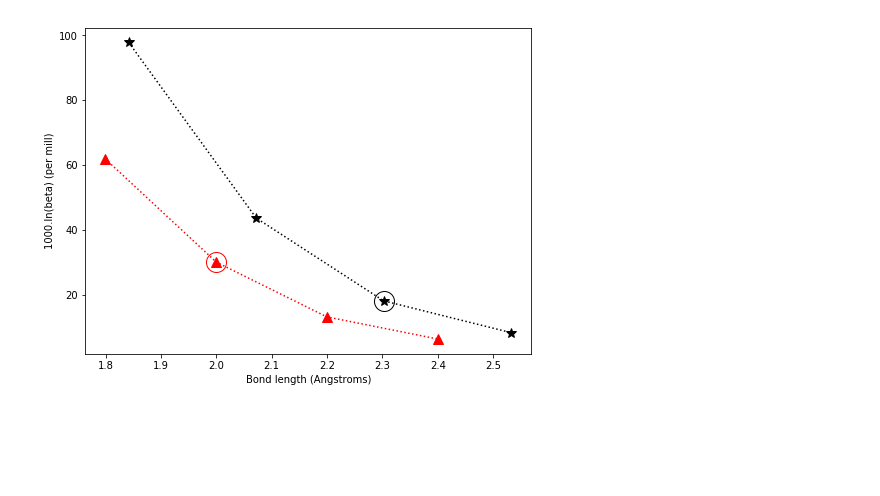
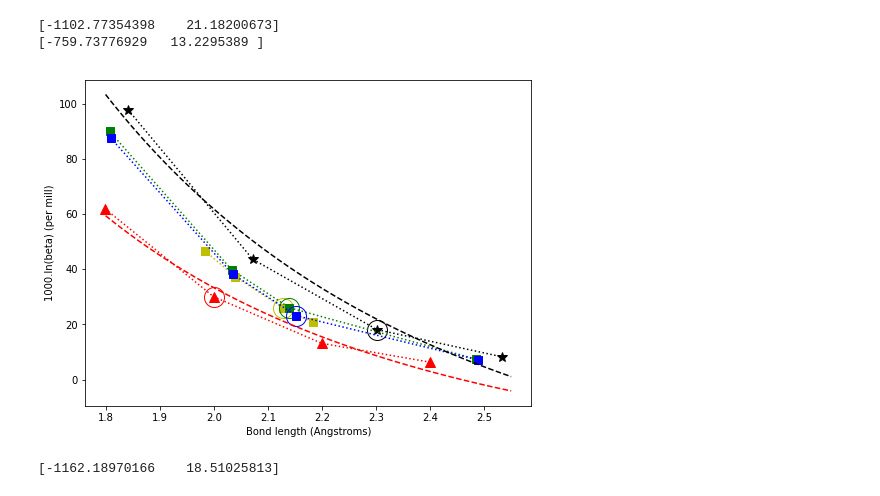
Before and after one commit to andreww/isofrac, a Jupyter notebook: isofrac_MgO_fig.ipynb, the cells around one changed output. Cells and saved outputs as stored; diff of their text form; code cells hidden in the pictures; blank space fills up the shorter version.

Commit message:
New data for bond lenght plot
And fit to ionic model

```diff
--- a/isofrac_MgO_fig.ipynb
+++ b/isofrac_MgO_fig.ipynb
@@ -8,18 +11,67 @@ cscl_beta_permil = [97.841777, 43.657763, 18.12, 8.277010]
 cscl_beta_ref = 18.12
 cscl_r_ang = [1.84188, 2.07212, 2.302, 2.53259]
 cscl_r_ref = 2.302
+mgo_beta_permil = [46.810329, 37.399128, 26.132359, 20.720653]
+mgo_beta_ref = 26.132359
+mgo_r_ang = [1.98311, 2.03985, 2.12726, 2.18267]
+mgo_r_ref = 2.12726
+nias_first_beta_permil = [90.102510, 39.837124, 26.06, 7.427218] # Oct
+nias_first_beta_ref = 26.06
+nias_first_r_ang = [1.80735, 2.03327, 2.140, 2.48511]
+nias_first_r_ref = 2.140
+nias_second_beta_permil = [87.656273, 38.203322, 23.18, 7.173067] # trig pris
+nias_second_beta_ref = 23.18
+nias_second_r_ang = [1.80953, 2.03573, 2.153, 2.48811]
+nias_second_r_ref = 2.153
 cubzns_beta_permil = [61.884101, 30.05, 13.162081, 6.337711]# , 4.557974]
 cubzns_beta_ref = 30.05
 cubzns_r_ang = [1.79967, 2.000, 2.19960, 2.39956]# , 2.59952]
 cubzns_r_ref = 2.000
+# %%
+def calc_beta_300(r, k0, n):
+    """
+    Use ionic model to calculate 1000 ln beta at 300K from r with force constant offset"""
+    # r into m
+    r = r * 1E-10
+    k = ionic_model.ionic_model_force_constant(r, offset=k0, n=n)
+    beta = ionic_model.ionic_model_beta(k, 300.0)
+    return beta
+# %%
+cscl_popt, cscl_pcov = sp_opt.curve_fit(calc_beta_300, cscl_r_ang, cscl_beta_permil, p0=[0, 12])
+print(cscl_popt)
+
+cubzns_popt, cubzns_pcov = sp_opt.curve_fit(calc_beta_300, cubzns_r_ang, cubzns_beta_permil, p0=[0, 12])
+print(cubzns_popt)
+# %% [output]
+[-1102.77354398    21.18200673]
+[-759.73776929   13.2295389 ]
+# %%
+r_points = np.linspace(1.80, 2.55)
 # %%
 fig, ax = plt.subplots(figsize=(8,6))
 ax.plot(cscl_r_ang, cscl_beta_permil, 'k*', label='CsCl structure', linestyle=':', markersize=10)
 ax.plot(cscl_r_ref, cscl_beta_ref, 'ko', fillstyle='none', markersize=20)
+ax.plot(mgo_r_ang, mgo_beta_permil, 'ys', label='NaCl (periclase)', linestyle=':', markersize=8)
+ax.plot(mgo_r_ref, mgo_beta_ref, 'yo', fillstyle='none', markersize=20)
+ax.plot(nias_first_r_ang, nias_first_beta_permil, 'gs', label='NiAs structure (octahedral)', linestyle=':', markersize=8)
+ax.plot(nias_first_r_ref, nias_first_beta_ref, 'go', fillstyle='none', markersize=20)
+ax.plot(nias_second_r_ang, nias_second_beta_permil, 'bs', label='NiAs structure (trigonal prismatic)', linestyle=':', markersize=8)
+ax.plot(nias_second_r_ref, nias_second_beta_ref, 'bo', fillstyle='none', markersize=20)
 ax.plot(cubzns_r_ang, cubzns_beta_permil, 'r^', label='cubic ZnS structure', linestyle=':', markersize=10)
 ax.plot(cubzns_r_ref, cubzns_beta_ref, 'ro', fillstyle='none', markersize=20)
+
+ax.plot(r_points, calc_beta_300(r_points, *cscl_popt), 'k', linestyle='--')
+ax.plot(r_points, calc_beta_300(r_points, *cubzns_popt), 'r', linestyle='--')
+
+
 ax.set_xlabel('Bond length (Angstroms)')
 ax.set_ylabel('1000.ln(beta) (per mill)')
 plt.show()
 # %% [output]
-[figure, old version]
+[figure, new version]
+# %%
+mgo_popt, mgo_pcov = sp_opt.curve_fit(calc_beta_300, mgo_r_ang, mgo_beta_permil, p0=[0, 12])
+print(mgo_popt)
+r_points = np.linspace(1.90, 2.30)
+# %% [output]
+[-1162.18970166    18.51025813]
```
Also changed, not shown: parts of 2 cells of this notebook, 1 other file.
